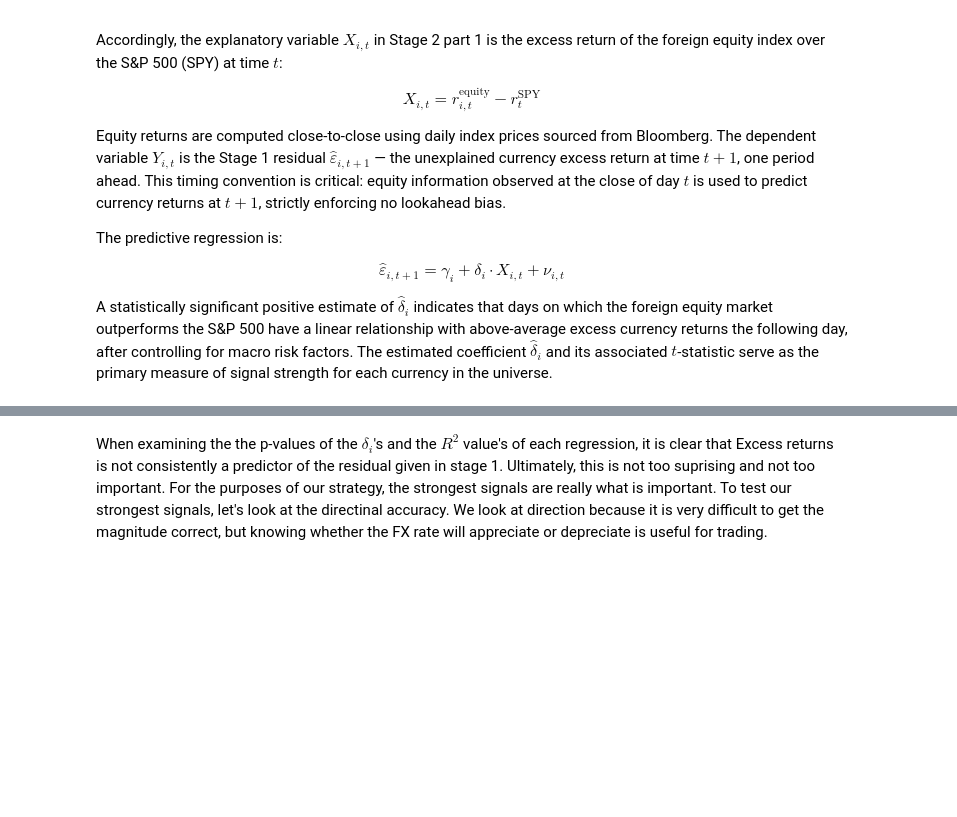
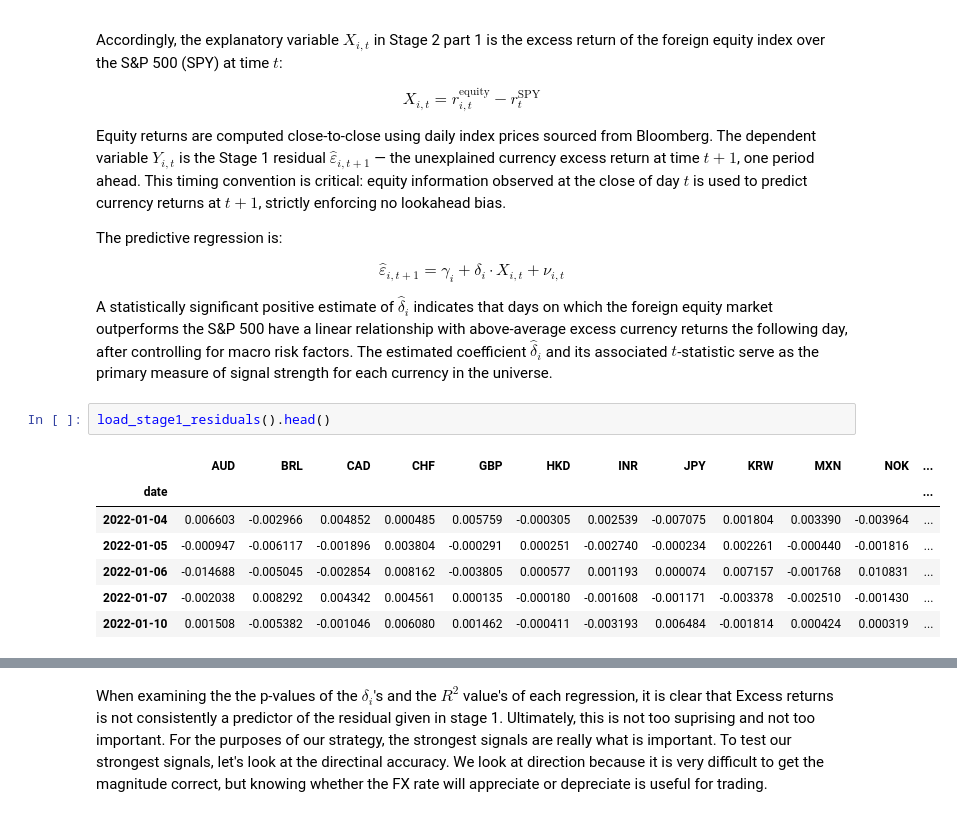
Before and after one commit to AdithSrinivasan/qts-cross-asset-fx, a Jupyter notebook: notebooks/analysis.ipynb, the cells around one changed output, grey strips where cells are left out. Saved outputs shown, nothing was run; the diff lists cells and outputs as text; blank space fills up the shorter version.

```diff
--- a/notebooks/analysis.ipynb
+++ b/notebooks/analysis.ipynb
@@ -641,6 +1021,16 @@ The predictive regression is:
 $$\hat{\varepsilon}_{i,t+1} = \gamma_i + \delta_i \cdot X_{i,t} + \nu_{i,t}$$
 
 A statistically significant positive estimate of $\hat{\delta}_i$ indicates that days on which the foreign equity market outperforms the S&P 500 have a linear relationship with above-average excess currency returns the following day, after controlling for macro risk factors. The estimated coefficient $\hat{\delta}_i$ and its associated $t$-statistic serve as the primary measure of signal strength for each currency in the universe.
+# %%
+load_stage1_residuals().head()
+# %% [output]
+|  | AUD | BRL | CAD | CHF | GBP | HKD | INR | JPY | KRW | MXN | NOK | ... |
+| date |  |  |  |  |  |  |  |  |  |  |  | ... |
+| 2022-01-04 | 0.006603 | -0.002966 | 0.004852 | 0.000485 | 0.005759 | -0.000305 | 0.002539 | -0.007075 | 0.001804 | 0.003390 | -0.003964 | ... |
+| 2022-01-05 | -0.000947 | -0.006117 | -0.001896 | 0.003804 | -0.000291 | 0.000251 | -0.002740 | -0.000234 | 0.002261 | -0.000440 | -0.001816 | ... |
+| 2022-01-06 | -0.014688 | -0.005045 | -0.002854 | 0.008162 | -0.003805 | 0.000577 | 0.001193 | 0.000074 | 0.007157 | -0.001768 | 0.010831 | ... |
+| 2022-01-07 | -0.002038 | 0.008292 | 0.004342 | 0.004561 | 0.000135 | -0.000180 | -0.001608 | -0.001171 | -0.003378 | -0.002510 | -0.001430 | ... |
+| 2022-01-10 | 0.001508 | -0.005382 | -0.001046 | 0.006080 | 0.001462 | -0.000411 | -0.003193 | 0.006484 | -0.001814 | 0.000424 | 0.000319 | ... |
 # %%
 (
 ols_train_r2s,
```
Also changed, not shown: parts of 29 cells of this notebook, 2 other files.
